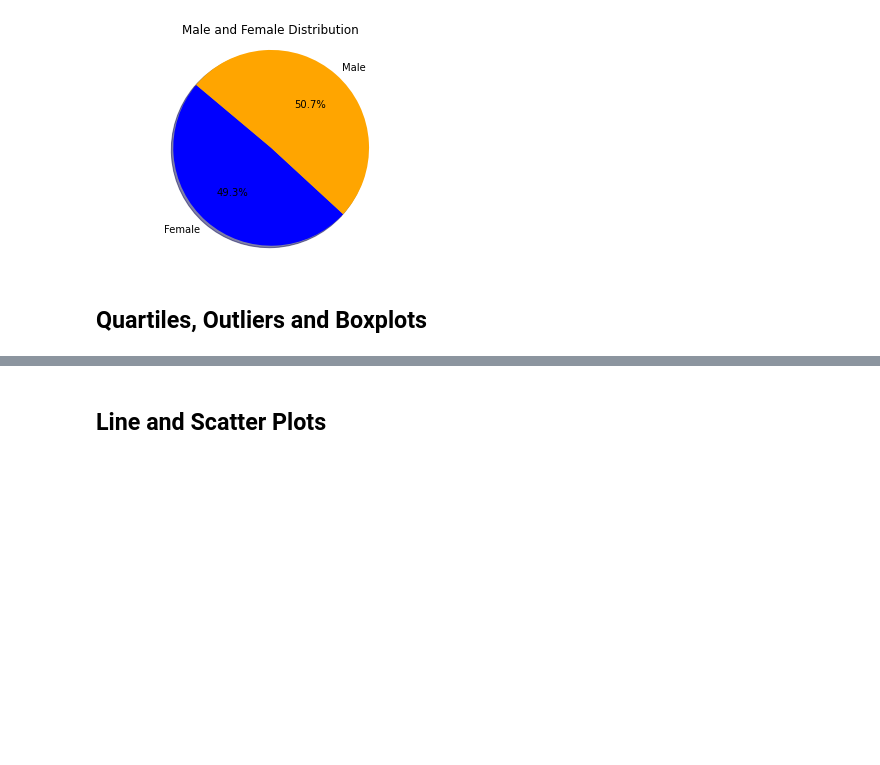
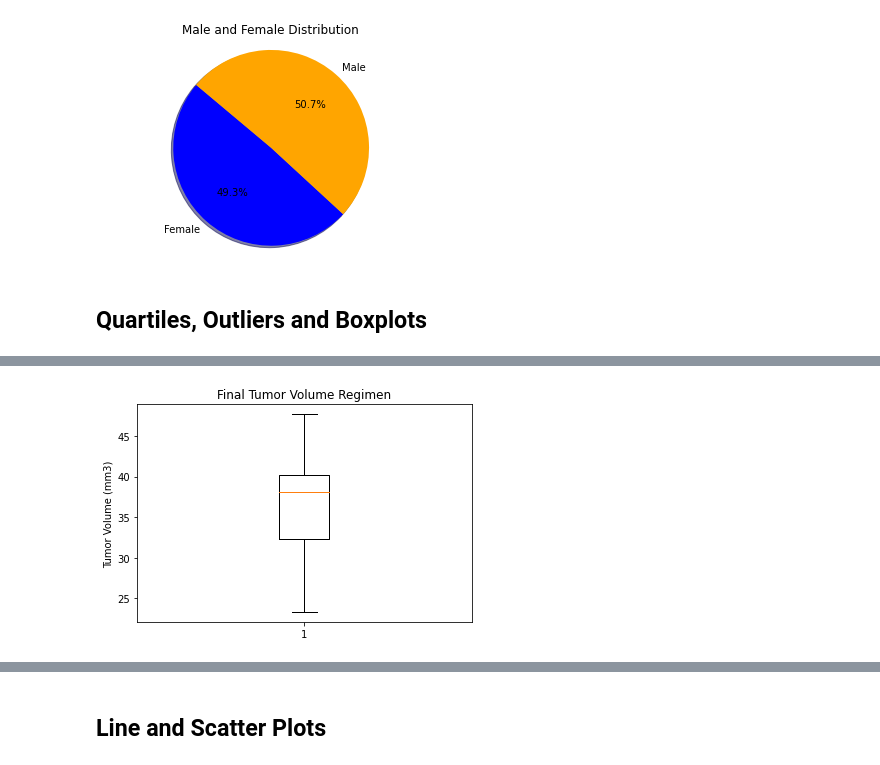
Before and after one commit to jeodaysju/plot-challenge, a Jupyter notebook: pymaceuticals_starter.ipynb, the cells around one changed output, grey strips where cells are left out. Cells and saved outputs as stored; diff of their text form; code cells hidden in the pictures; blank space fills up the shorter version.

Commit message:
Done with everything except box plots

```diff
--- a/pymaceuticals_starter.ipynb
+++ b/pymaceuticals_starter.ipynb
@@ -258,8 +253,30 @@ plt.show()
 # %%
 # Calculate the final tumor volume of each mouse across four of the drug regimens:
 # Capomulin, Ramicane, Infubinol, and Ceftamin
+regimens = clean_mouse_df.loc[(clean_mouse_df["Drug Regimen"] == "Capomulin") |
+                              (clean_mouse_df["Drug Regimen"] == "Ramicane") |
+                              (clean_mouse_df["Drug Regimen"] == "Infubinol") |
+                              (clean_mouse_df["Drug Regimen"] == "Ceftamin") , :]
+
+
+# print(regimens)
+
+regimens_df = pd.DataFrame(regimens)
+# regimens_df
+
+filtered_regimens_df = regimens_df[["Mouse ID", "Drug Regimen", "Timepoint"]]
+
+groups = filtered_regimens_df.groupby(["Mouse ID", "Drug Regimen"])
+
+grouped_max = groups["Timepoint"].max()
+grouped_max_df = pd.DataFrame(grouped_max)
+grouped_max_df
 
 # Start by getting the last (latest) timepoint for each mouse
 
 
 # Merge this group df with the original dataframe to get the tumor volume at the last timepoint
+new_df = pd.merge(grouped_max_df, clean_mouse_df,  how='inner', left_on=["Mouse ID", "Drug Regimen", "Timepoint"],
+                  right_on = ["Mouse ID", "Drug Regimen", "Timepoint"])
+
+new_df.head()
@@ -265,0 +290,16 @@ plt.show()
+# %%
+# create tables for each drug
+capomulin_df = new_df.loc[(new_df["Drug Regimen"] == "Capomulin"), :]
+ramicane_df = new_df.loc[(new_df["Drug Regimen"] == "Ramicane"), :]
+infubinol_df = new_df.loc[(new_df["Drug Regimen"] == "Infubinol"), :]
+ceftamin_df = new_df.loc[(new_df["Drug Regimen"] == "Ceftamin"), :]
+
+capomulin_list = capomulin_df["Tumor Volume (mm3)"].tolist()
+ramicane_list = ramicane_df["Tumor Volume (mm3)"].tolist()
+infubinol_list = infubinol_df["Tumor Volume (mm3)"].tolist()
+ceftamin_list = ceftamin_df["Tumor Volume (mm3)"].tolist()
+
+print(capomulin_list)
+print(ramicane_list)
+print(infubinol_list)
+print(ceftamin_list)
@@ -266,3 +311,12 @@ plt.show()
+# %%
+
+fig1, ax1 = plt.subplots()
+ax1.set_title('Final Tumor Volume Regimen')
+ax1.set_ylabel('Tumor Volume (mm3)')
+ax1.boxplot(capomulin_list)
+plt.show()
+# %% [output]
+[figure, added]
 # %%
 # Put the four drug regimens into a list that can be iterated over in a for-loop
 # (and later used for plot labels)
```
Also changed, not shown: parts of 15 cells of this notebook.
